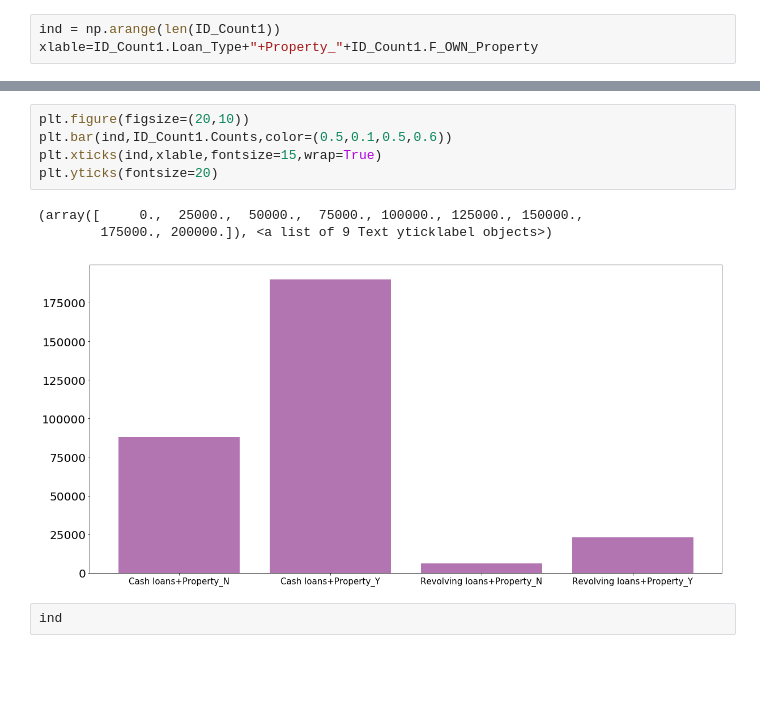
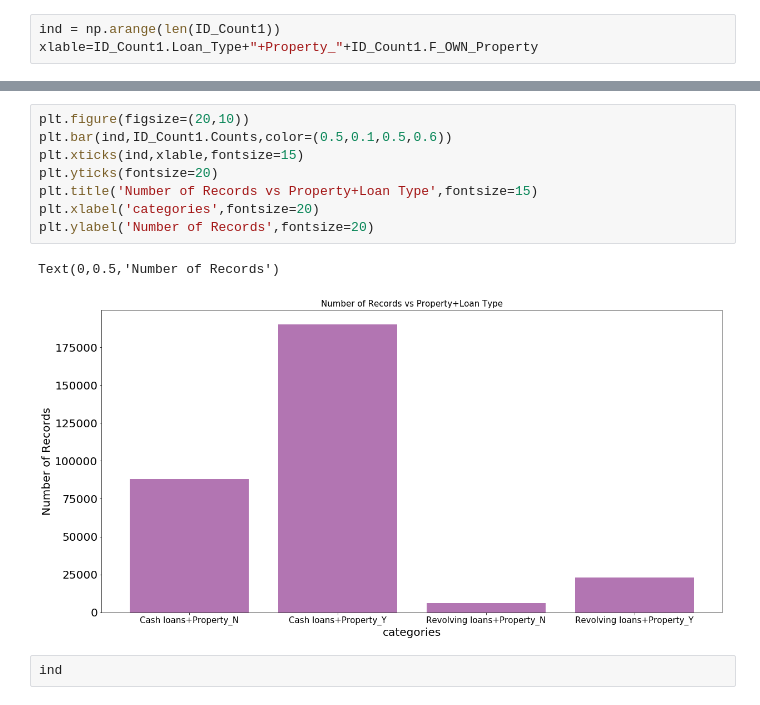
Before and after one commit to flyingpinkpig/LR_Competition, a Jupyter notebook: Credit_Risk.ipynb, the cells around one changed output, grey strips where cells are left out. Drawn from its saved outputs; the diff is of its cells as text; blank space fills up the shorter version.

```diff
--- a/Credit_Risk.ipynb
+++ b/Credit_Risk.ipynb
@@ -115,12 +126,14 @@ xlable=ID_Count1.Loan_Type+"+Property_"+ID_Count1.F_OWN_Property
 # %%
 plt.figure(figsize=(20,10))
 plt.bar(ind,ID_Count1.Counts,color=(0.5,0.1,0.5,0.6))
-plt.xticks(ind,xlable,fontsize=15,wrap=True)
+plt.xticks(ind,xlable,fontsize=15)
 plt.yticks(fontsize=20)
+plt.title('Number of Records vs Property+Loan Type',fontsize=15)
+plt.xlabel('categories',fontsize=20)
+plt.ylabel('Number of Records',fontsize=20)
 # %% [output]
-(array([     0.,  25000.,  50000.,  75000., 100000., 125000., 150000.,
-        175000., 200000.]), <a list of 9 Text yticklabel objects>)
+Text(0,0.5,'Number of Records')
-[figure, old version]
+[figure, new version]
 # %%
 ind
 # %% [output]
```
Also changed, not shown: parts of 2 cells of this notebook.
